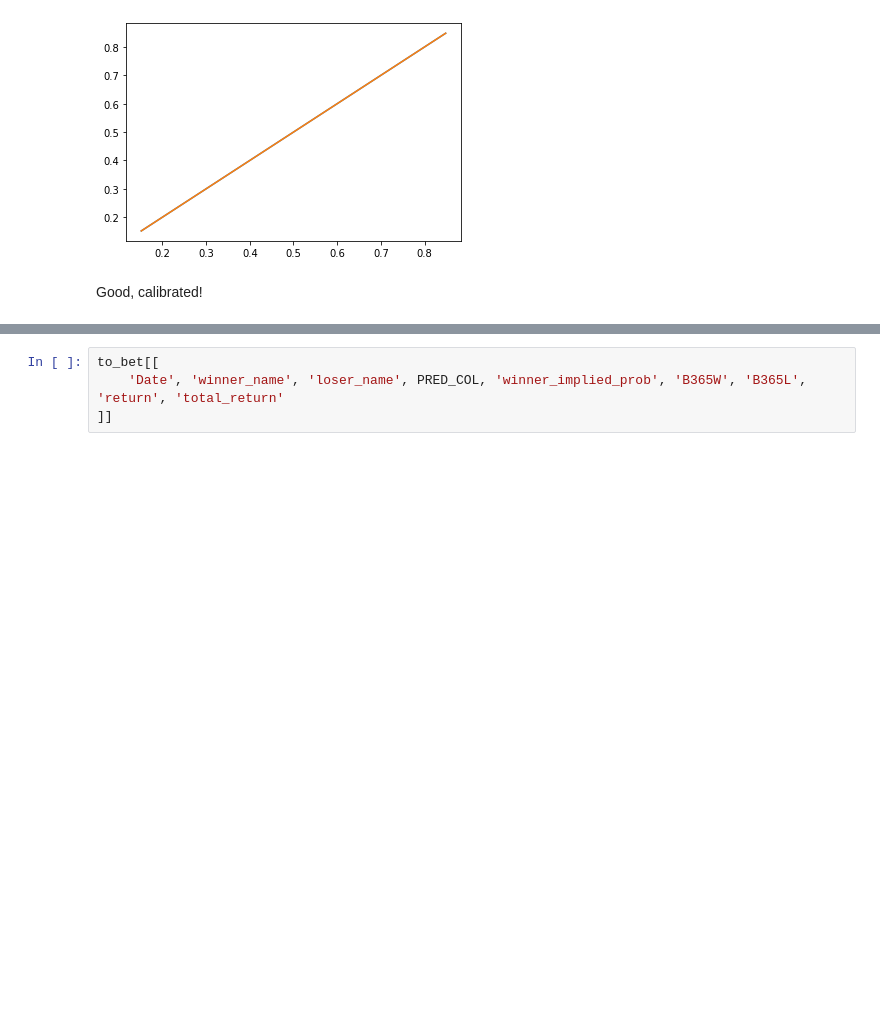
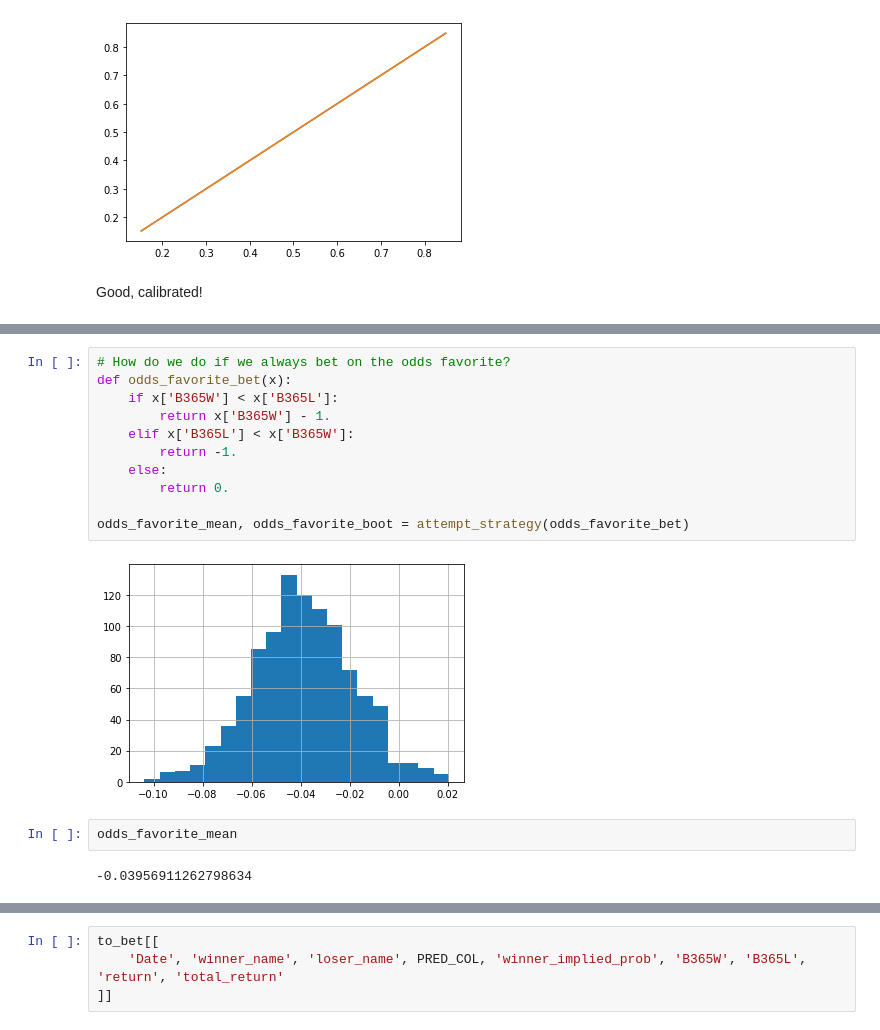
Before and after one commit to siddjagadish/tennis_new, a Jupyter notebook: tennis_new/notebooks/model_fitting/ELO/elo_v_odds.ipynb, the cells around one changed output, grey strips where cells are left out. Drawn from its saved outputs; the diff is of its cells as text; blank space fills up the shorter version.

```diff
--- a/tennis_new/notebooks/model_fitting/ELO/elo_v_odds.ipynb
+++ b/tennis_new/notebooks/model_fitting/ELO/elo_v_odds.ipynb
@@ -607,0 +637,17 @@ class BetMachine(object):
+# %%
+# How do we do if we always bet on the odds favorite?
+def odds_favorite_bet(x):
+    if x['B365W'] < x['B365L']:
+        return x['B365W'] - 1.
+    elif x['B365L'] < x['B365W']:
+        return -1.
+    else:
+        return 0.
+
+odds_favorite_mean, odds_favorite_boot = attempt_strategy(odds_favorite_bet)
+# %% [output]
+[figure, added]
+# %%
+odds_favorite_mean
+# %% [output]
+-0.03956911262798634
```
Also changed, not shown: parts of 40 cells of this notebook.
